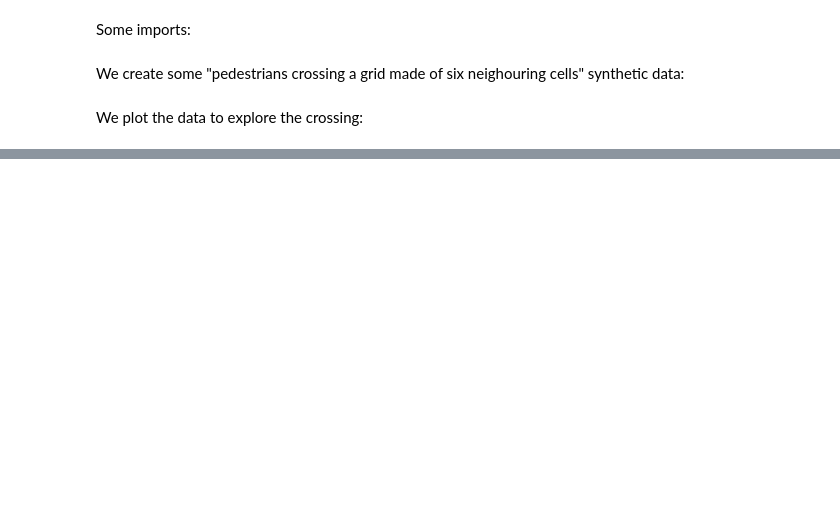
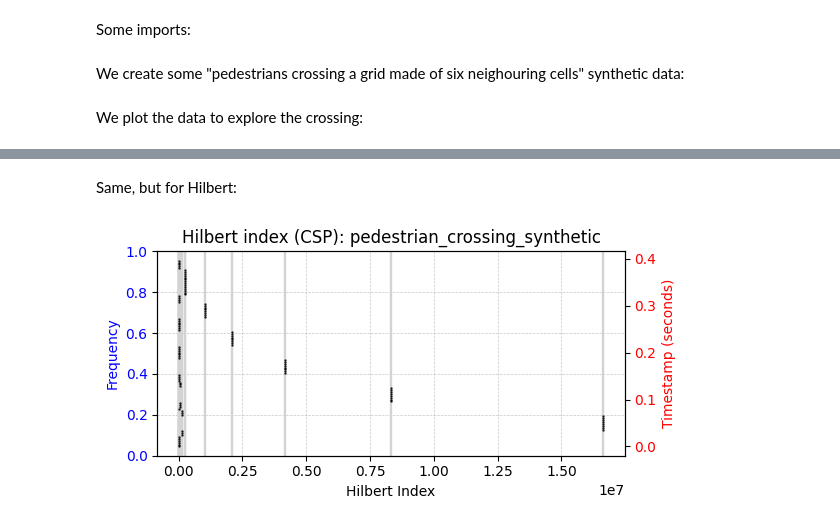
Before and after one commit to beatrizcabdan/DiverSFC, a Jupyter notebook: 250319_6D_pedestrian_crossing_csp.ipynb, the cells around one changed output, grey strips where cells are left out. Cells and saved outputs as stored; diff of their text form; code cells hidden in the pictures; blank space fills up the shorter version.

```diff
--- a/250319_6D_pedestrian_crossing_csp.ipynb
+++ b/250319_6D_pedestrian_crossing_csp.ipynb
@@ -82,0 +89,34 @@ plt.close()
+# %% [markdown]
+Same, but for Hilbert:
+# %%
+data["Hilbert_Index"] = h.encode(np.ascontiguousarray(np.array(columns).T), 6, 10)
+
+fig, ax1 = plt.subplots(figsize=common_figsize)
+ax1.eventplot(data['Hilbert_Index'],
+              orientation='horizontal',
+              colors=["lightgray"],
+              alpha=0.5,
+              lineoffsets=0.5)
+ax1.set_xlabel("Hilbert Index")
+ax1.set_ylabel('Frequency', color='b')
+ax1.set_ylim((0, 1))
+ax1.tick_params(axis='y', labelcolor='b')
+
+ax2 = ax1.twinx()
+ax2.scatter(data['Hilbert_Index'],
+            data['timestamp']/1000000.0,
+            color='black',
+            s=0.5,
+            alpha=0.8,
+            label="Timestamps")
+ax2.set_ylabel("Timestamp (seconds)", color='r')
+ax2.tick_params(axis='y', labelcolor='r')
+
+plt.title(f"Hilbert index (CSP): {file_basename}")
+ax1.grid(True, linestyle='--', linewidth=0.5, alpha=0.7)
+plt.tight_layout()
+plt.savefig("results/pedestrian_crossing/"+file_basename+"_csp_h", bbox_inches="tight")
+plt.show()
+plt.close()
+# %% [output]
+[figure, added]
```
Also changed, not shown: parts of 4 cells of this notebook.
